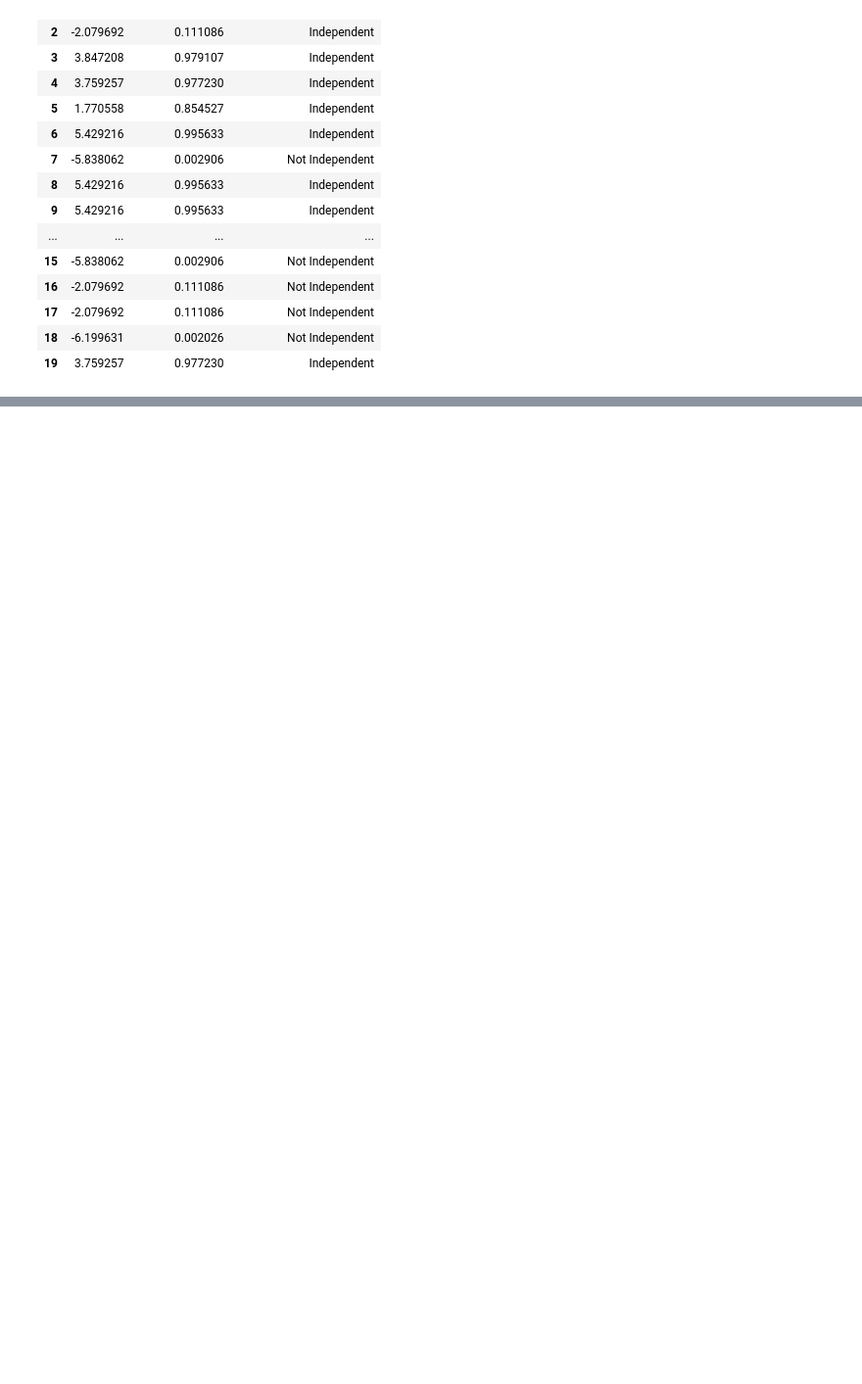
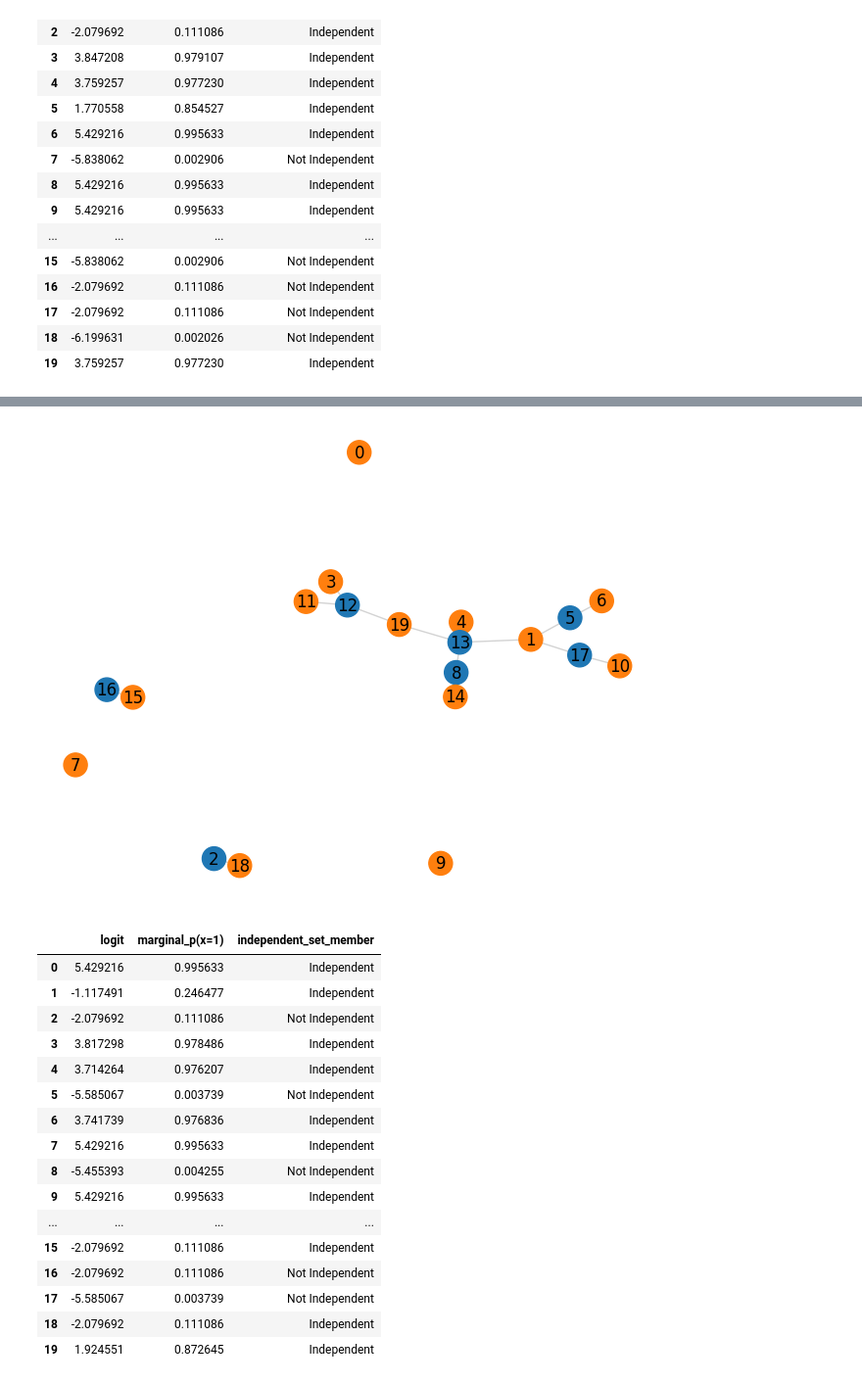
Before and after one commit to ronitd2002/QeFEM, a Jupyter notebook: hamiltonians/MIS-trial-run.ipynb, the cells around one changed output, grey strips where cells are left out. Shown at 98% size. Saved outputs shown, nothing was run; the diff lists cells and outputs as text; code cells hidden in the pictures; blank space fills up the shorter version.

```diff
--- a/hamiltonians/MIS-trial-run.ipynb
+++ b/hamiltonians/MIS-trial-run.ipynb
@@ -194,0 +293,33 @@ df_mis
+# %%
+import pandas as pd
+def mis_marginals_dataframe(h_best, p_best):
+    n = len(h_best)
+    df = pd.DataFrame({
+        "logit": h_best,
+        "marginal_p(x=1)": p_best,
+        "independent_set_member": ["Independent" if x == 1 else "Not Independent" for x in x_best]
+    })
+    return df
+
+df_mis = mis_marginals_dataframe(h_best, p_best)
+draw_graph_with_mis(G, x_best)
+df_mis
+# %% [output]
+[figure, added]
+|  | logit | marginal_p(x=1) | independent_set_member |
+| 0 | 5.429216 | 0.995633 | Independent |
+| 1 | -1.117491 | 0.246477 | Independent |
+| 2 | -2.079692 | 0.111086 | Not Independent |
+| 3 | 3.817298 | 0.978486 | Independent |
+| 4 | 3.714264 | 0.976207 | Independent |
+| 5 | -5.585067 | 0.003739 | Not Independent |
+| 6 | 3.741739 | 0.976836 | Independent |
+| 7 | 5.429216 | 0.995633 | Independent |
+| 8 | -5.455393 | 0.004255 | Not Independent |
+| 9 | 5.429216 | 0.995633 | Independent |
+| ... | ... | ... | ... |
+| 15 | -2.079692 | 0.111086 | Independent |
+| 16 | -2.079692 | 0.111086 | Not Independent |
+| 17 | -5.585067 | 0.003739 | Not Independent |
+| 18 | -2.079692 | 0.111086 | Independent |
+| 19 | 1.924551 | 0.872645 | Independent |
```
Also changed, not shown: parts of 13 cells of this notebook, 1 other file.
